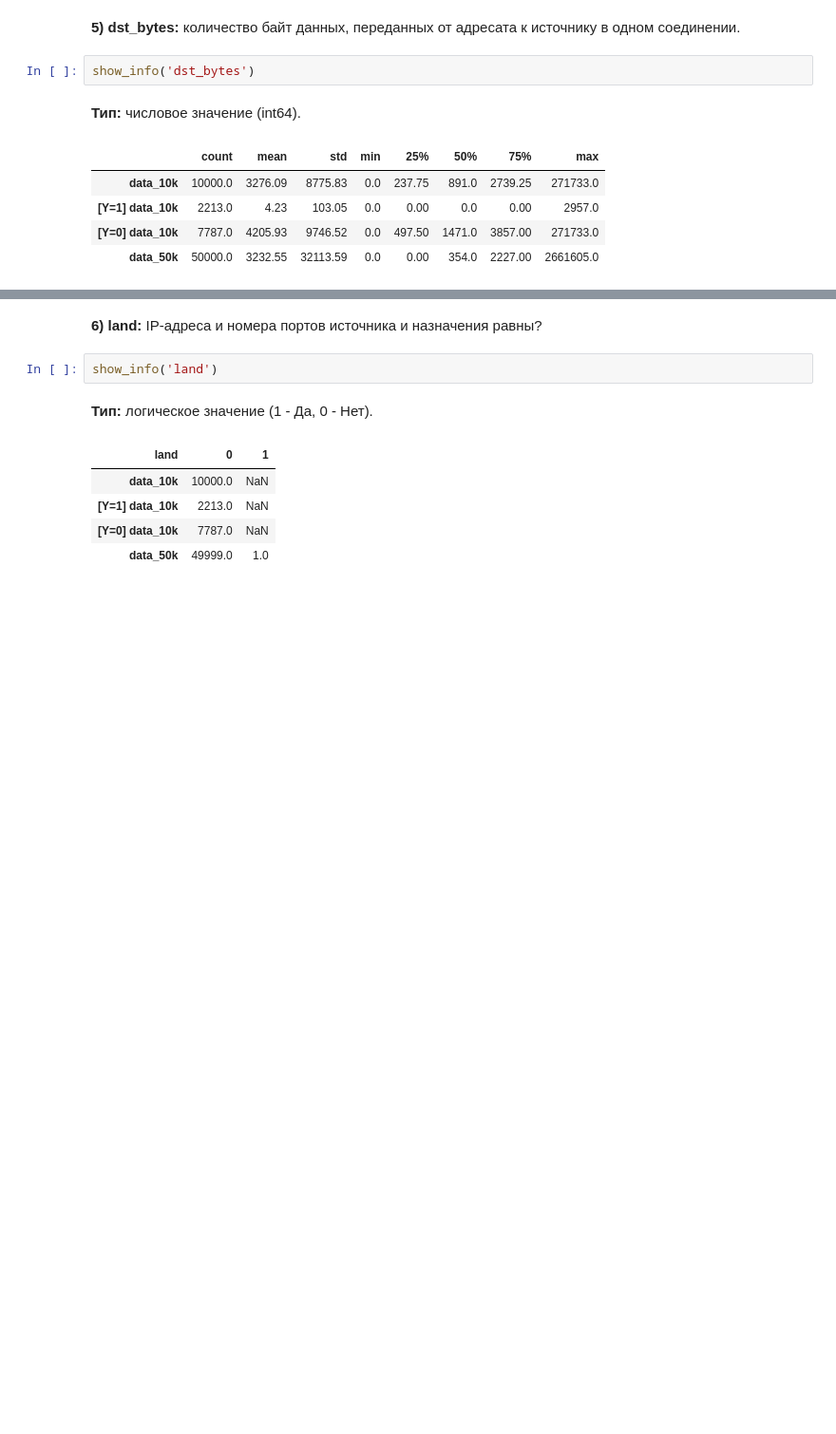
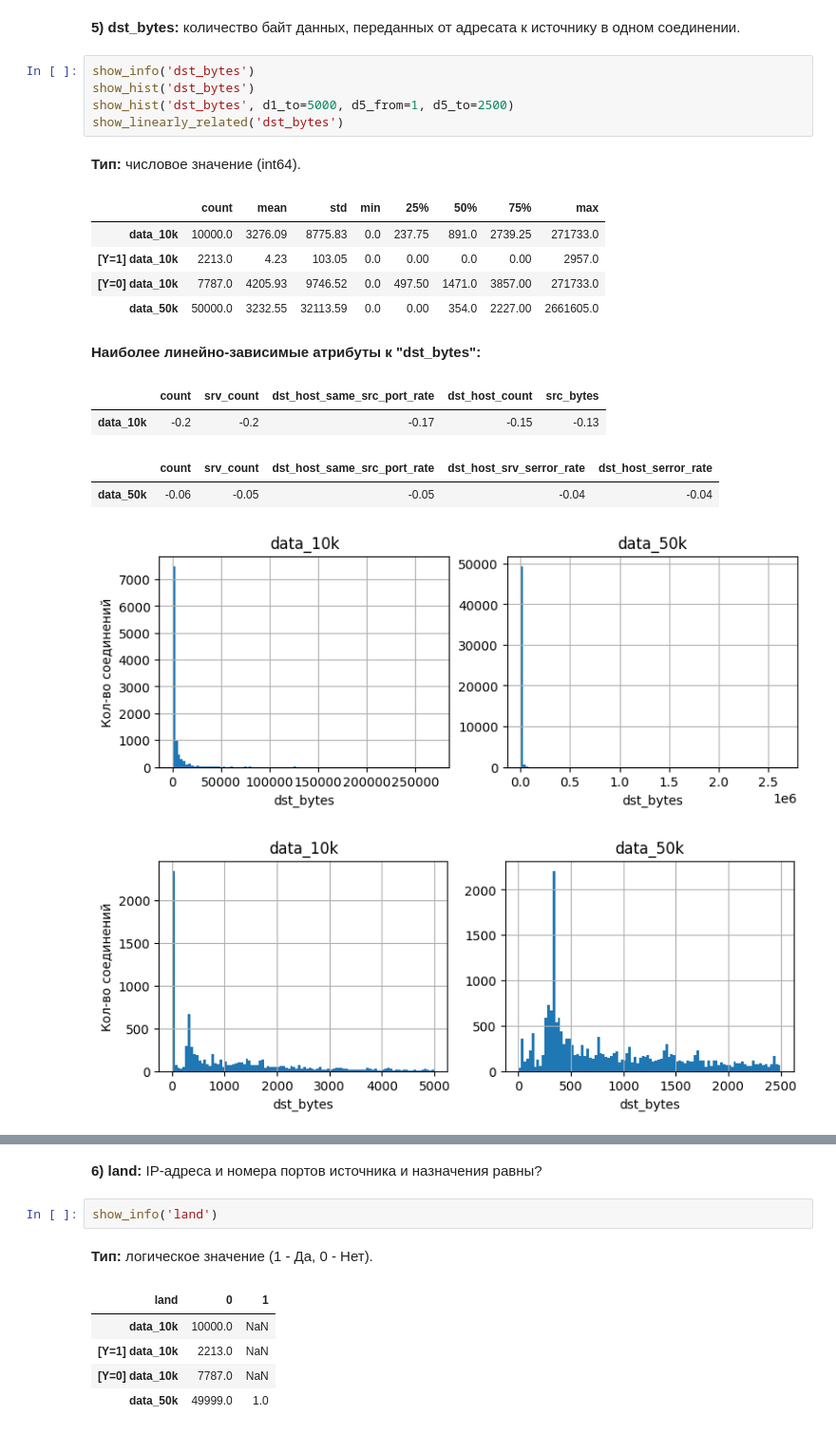
Before and after one commit to Demetrey/DMaP, a Jupyter notebook: CP/CP.ipynb, the cells around one changed output, grey strips where cells are left out. Shown: that part at 95% size. Saved outputs shown, nothing was run; the diff lists cells and outputs as text; blank space fills up the shorter version.

```diff
--- a/CP/CP.ipynb
+++ b/CP/CP.ipynb
@@ -367,11 +460,21 @@ show_info('src_bytes')
 # %% [markdown]
 **5) dst_bytes:** <a id="f5"></a>количество байт данных, переданных от адресата к источнику в одном соединении.
-# %%
-show_info('dst_bytes')
-# %% [output]
-**Тип:** числовое значение (int64).
-|  | count | mean | std | min | 25% | 50% | 75% | max |
-| data_10k | 10000.0 | 3276.09 | 8775.83 | 0.0 | 237.75 | 891.0 | 2739.25 | 271733.0 |
-| [Y=1] data_10k | 2213.0 | 4.23 | 103.05 | 0.0 | 0.00 | 0.0 | 0.00 | 2957.0 |
-| [Y=0] data_10k | 7787.0 | 4205.93 | 9746.52 | 0.0 | 497.50 | 1471.0 | 3857.00 | 271733.0 |
-| data_50k | 50000.0 | 3232.55 | 32113.59 | 0.0 | 0.00 | 354.0 | 2227.00 | 2661605.0 |
+# %%
+show_info('dst_bytes')
+show_hist('dst_bytes')
+show_hist('dst_bytes', d1_to=5000, d5_from=1, d5_to=2500)
+show_linearly_related('dst_bytes')
+# %% [output]
+**Тип:** числовое значение (int64).
+|  | count | mean | std | min | 25% | 50% | 75% | max |
+| data_10k | 10000.0 | 3276.09 | 8775.83 | 0.0 | 237.75 | 891.0 | 2739.25 | 271733.0 |
+| [Y=1] data_10k | 2213.0 | 4.23 | 103.05 | 0.0 | 0.00 | 0.0 | 0.00 | 2957.0 |
+| [Y=0] data_10k | 7787.0 | 4205.93 | 9746.52 | 0.0 | 497.50 | 1471.0 | 3857.00 | 271733.0 |
+| data_50k | 50000.0 | 3232.55 | 32113.59 | 0.0 | 0.00 | 354.0 | 2227.00 | 2661605.0 |
+**Наиболее линейно-зависимые атрибуты к "dst_bytes":**
+|  | count | srv_count | dst_host_same_src_port_rate | dst_host_count | src_bytes |
+| data_10k | -0.2 | -0.2 | -0.17 | -0.15 | -0.13 |
+|  | count | srv_count | dst_host_same_src_port_rate | dst_host_srv_serror_rate | dst_host_serror_rate |
+| data_50k | -0.06 | -0.05 | -0.05 | -0.04 | -0.04 |
+[figure, added]
+[figure, added]
```
Also changed, not shown: parts of 90 cells of this notebook.
